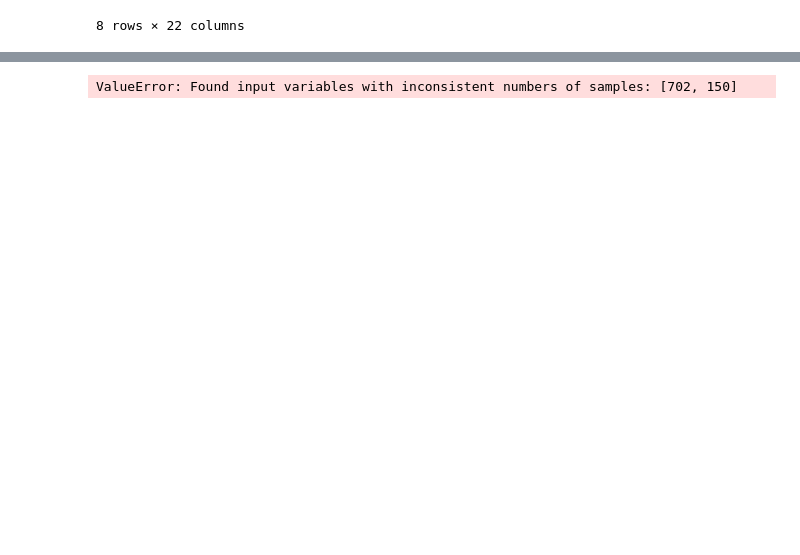
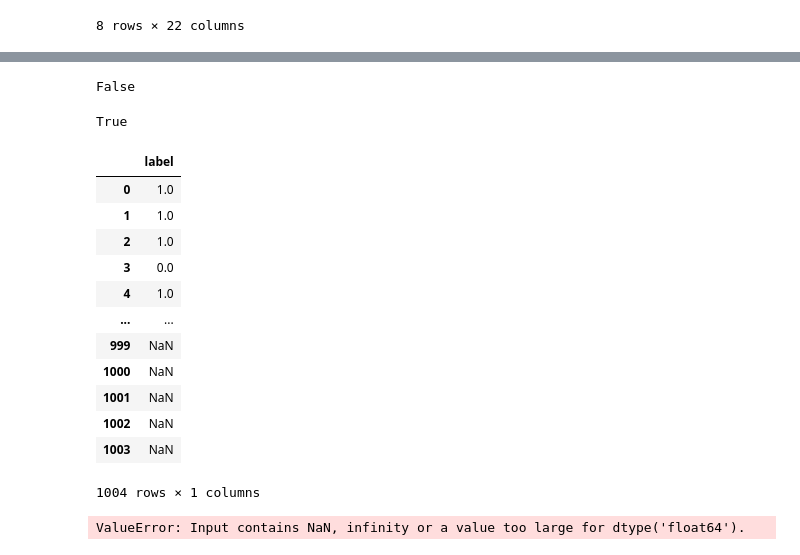
Before and after one commit to RedVinck/Artifical-Intellegence-Chapter-4-Part-2-Supervised-Machine-Learning-Model, a Jupyter notebook: Test file.ipynb, the cells around one changed output, grey strips where cells are left out. Saved outputs shown, nothing was run; the diff lists cells and outputs as text; code cells hidden in the pictures; blank space fills up the shorter version.

```diff
--- a/Test file.ipynb
+++ b/Test file.ipynb
@@ -6,7 +6,7 @@ import numpy as np
 %matplotlib inline
 # %%
 #Read data
-data = pd.read_excel('data.xlsx')
+data = pd.read_excel('data.xlsx',sheet_name='PS19A_PERSON__SmplR10K')
 # %%
 #Shape the data
 data.shape
@@ -136,30 +138,41 @@ X_test = fill_values.fit_transform(X_test)
-# %%
-#HELP HAHAH
-from sklearn import datasets
-from sklearn.neighbors import KNeighborsClassifier
-
-# Load iris dataset from sklearn
-iris = datasets.load_iris()
-
-# Declare an of the KNN classifier class with the value with neighbors.
-knn = KNeighborsClassifier(n_neighbors=6)
-
-# Fit the model with training data and target values
-knn.fit(X_train, iris['target'])
-
-# Provide data whose class labels are to be predicted
-X = [
-    [5.9, 1.0, 5.1, 1.8],
-    [3.4, 2.0, 1.1, 4.8],
-]
-
-# Prints the data provided
-print(X_test )
-
-# Store predicted class labels of X
-prediction = knn.predict(X_test )
-
-# Prints the predicted class labels of X
-print(prediction)
-# %% [output]
-ValueError: Found input variables with inconsistent numbers of samples: [702, 150]
+# %%
+#Checking if there are no zeros values
+data[feature_columns].isnull().values.any()
+# %% [output]
+False
+# %%
+#Checking if there are no zeros values
+data[predicted_class].isnull().values.any()
+# %% [output]
+True
+# %%
+#YOU GOT TO BE FREAKING KIDDING ME
+data[predicted_class]
+# %% [output]
+|  | label |
+| 0 | 1.0 |
+| 1 | 1.0 |
+| 2 | 1.0 |
+| 3 | 0.0 |
+| 4 | 1.0 |
+| ... | ... |
+| 999 | NaN |
+| 1000 | NaN |
+| 1001 | NaN |
+| 1002 | NaN |
+| 1003 | NaN |
+1004 rows × 1 columns
+# %%
+#Import knearest neighbors Classifier model
+from sklearn.neighbors import KNeighborsClassifier
+
+#Create KNN Classifier
+knn = KNeighborsClassifier(n_neighbors=5)
+
+#Train the model using the training sets
+knn.fit(X_train, y_train)
+
+#Predict the response for test dataset
+y_pred = knn.predict(X_test)
+# %% [output]
+ValueError: Input contains NaN, infinity or a value too large for dtype('float64').
```
Also changed, not shown: parts of 4 cells of this notebook, 1 other file.
